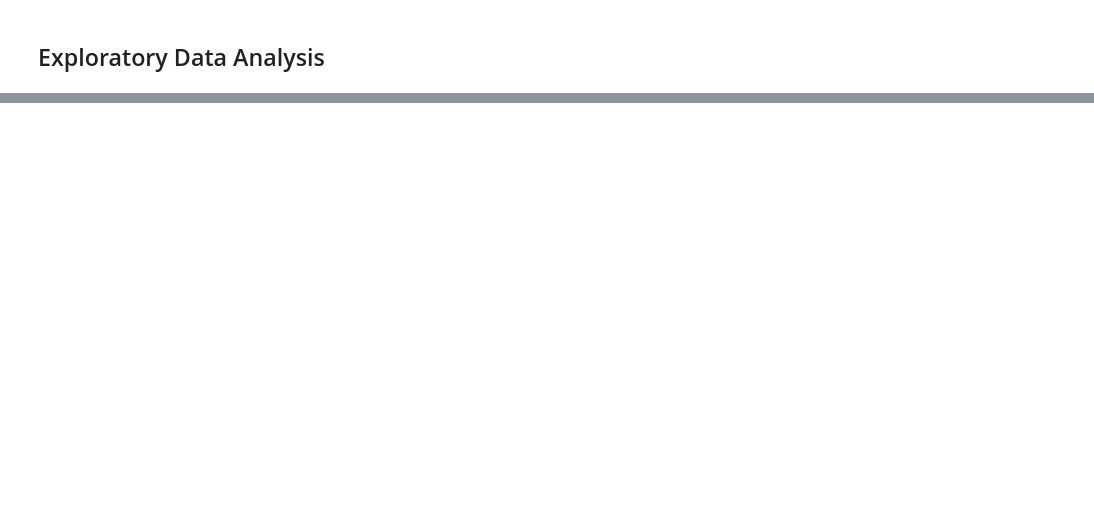
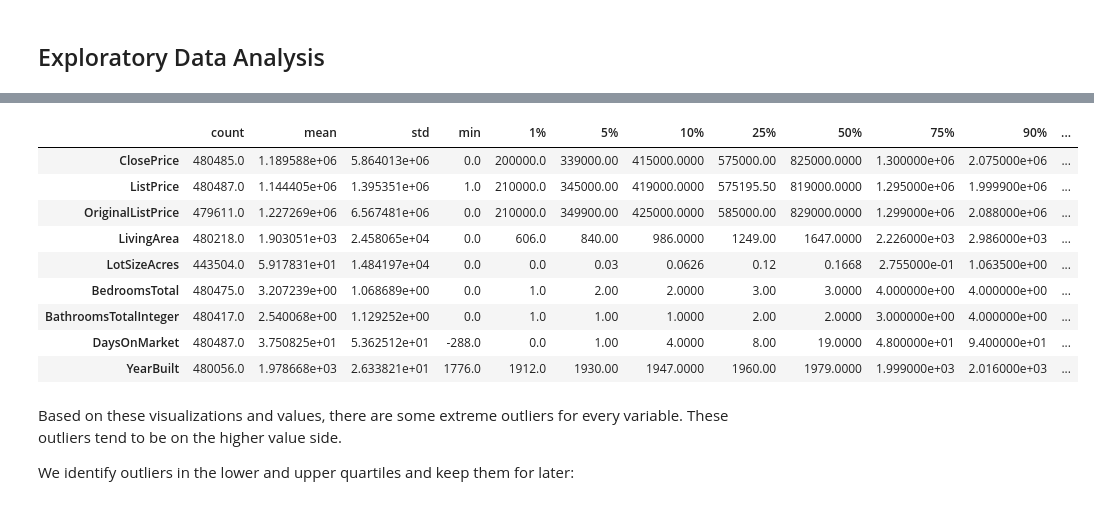
Before and after one commit to tiffyinh/IDX-Exchange-Data-Analyst, a Jupyter notebook: eda.ipynb, the cells around one changed output, grey strips where cells are left out. Saved outputs shown, nothing was run; the diff lists cells and outputs as text; code cells hidden in the pictures; blank space fills up the shorter version.

```diff
--- a/eda.ipynb
+++ b/eda.ipynb
@@ -96,0 +142,26 @@ MiddleOrJuniorSchoolDistrict  float64      714371    100.000000
+# %%
+numeric_fields = ["ClosePrice", "ListPrice", "OriginalListPrice", "LivingArea", "LotSizeAcres",
+                 "BedroomsTotal", "BathroomsTotalInteger", "DaysOnMarket", "YearBuilt"]
+
+for variable in numeric_fields:
+    data = sold[variable].dropna()
+
+    fig, axes = plt.subplots(
+        1, 2,
+        figsize=(14, 4),
+        gridspec_kw={"width_ratios": [3, 1]}
+    )
+
+    axes[0].hist(data, bins=30, edgecolor="black")
+    axes[0].set_title(f"{variable} — Histogram")
+    axes[0].set_xlabel(variable)
+    axes[0].set_ylabel("Frequency")
+    axes[0].grid(axis="y", alpha=0.3)
+
+    axes[1].boxplot(data, vert=True)
+    axes[1].set_title(f"{variable} — Boxplot")
+    axes[1].set_ylabel(variable)
+    axes[1].grid(axis="y", alpha=0.3)
+
+    plt.tight_layout()
+    plt.show()
@@ -96,0 +178,25 @@ MiddleOrJuniorSchoolDistrict  float64      714371    100.000000
+# %%
+percentiles = [0, 1, 5, 10, 25, 50, 75, 90, 95, 99, 100]
+
+summary = pd.DataFrame({var: sold[var].describe(percentiles=[.01, .05, .10, .25, .50, .75, .90, .95, .99])
+     for var in numeric_fields}).T
+
+summary = summary[["count", "mean", "std", "min",
+     "1%", "5%", "10%", "25%", "50%", "75%", "90%", "95%", "99%", "max"]]
+
+display(summary)
+# %% [output]
+|  | count | mean | std | min | 1% | 5% | 10% | 25% | 50% | 75% | 90% | ... |
+| ClosePrice | 480485.0 | 1.189588e+06 | 5.864013e+06 | 0.0 | 200000.0 | 339000.00 | 415000.0000 | 575000.00 | 825000.0000 | 1.300000e+06 | 2.075000e+06 | ... |
+| ListPrice | 480487.0 | 1.144405e+06 | 1.395351e+06 | 1.0 | 210000.0 | 345000.00 | 419000.0000 | 575195.50 | 819000.0000 | 1.295000e+06 | 1.999900e+06 | ... |
+| OriginalListPrice | 479611.0 | 1.227269e+06 | 6.567481e+06 | 0.0 | 210000.0 | 349900.00 | 425000.0000 | 585000.00 | 829000.0000 | 1.299000e+06 | 2.088000e+06 | ... |
+| LivingArea | 480218.0 | 1.903051e+03 | 2.458065e+04 | 0.0 | 606.0 | 840.00 | 986.0000 | 1249.00 | 1647.0000 | 2.226000e+03 | 2.986000e+03 | ... |
+| LotSizeAcres | 443504.0 | 5.917831e+01 | 1.484197e+04 | 0.0 | 0.0 | 0.03 | 0.0626 | 0.12 | 0.1668 | 2.755000e-01 | 1.063500e+00 | ... |
+| BedroomsTotal | 480475.0 | 3.207239e+00 | 1.068689e+00 | 0.0 | 1.0 | 2.00 | 2.0000 | 3.00 | 3.0000 | 4.000000e+00 | 4.000000e+00 | ... |
+| BathroomsTotalInteger | 480417.0 | 2.540068e+00 | 1.129252e+00 | 0.0 | 1.0 | 1.00 | 1.0000 | 2.00 | 2.0000 | 3.000000e+00 | 4.000000e+00 | ... |
+| DaysOnMarket | 480487.0 | 3.750825e+01 | 5.362512e+01 | -288.0 | 0.0 | 1.00 | 4.0000 | 8.00 | 19.0000 | 4.800000e+01 | 9.400000e+01 | ... |
+| YearBuilt | 480056.0 | 1.978668e+03 | 2.633821e+01 | 1776.0 | 1912.0 | 1930.00 | 1947.0000 | 1960.00 | 1979.0000 | 1.999000e+03 | 2.016000e+03 | ... |
+# %% [markdown]
+Based on these visualizations and values, there are some extreme outliers for every variable. These outliers tend to be on the higher value side.
+
+We identify outliers in the lower and upper quartiles and keep them for later:
```
Also changed, not shown: parts of 18 cells of this notebook.
